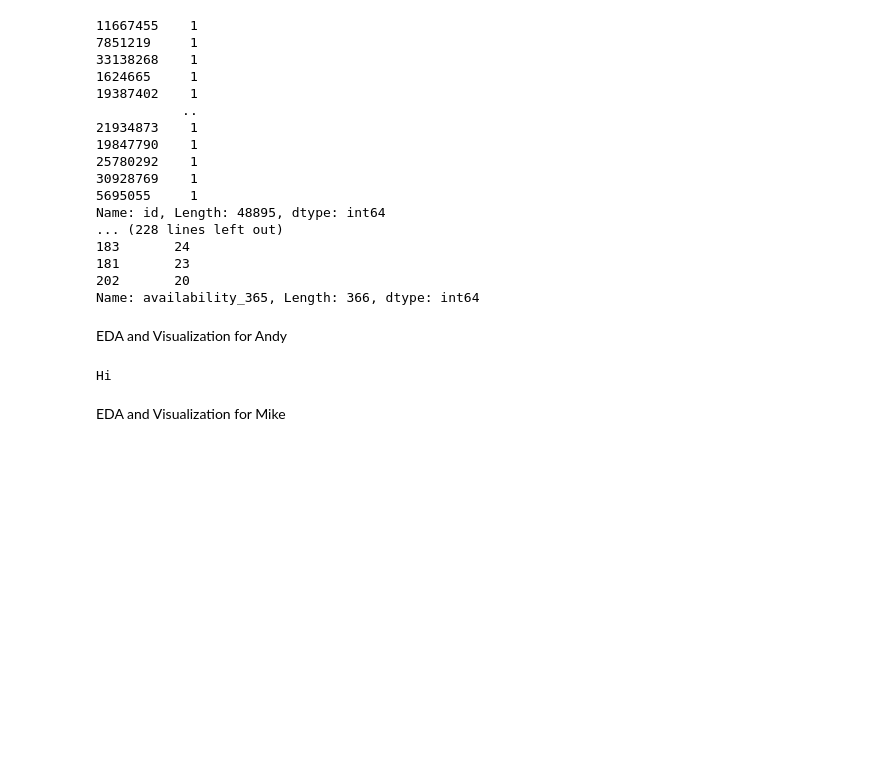
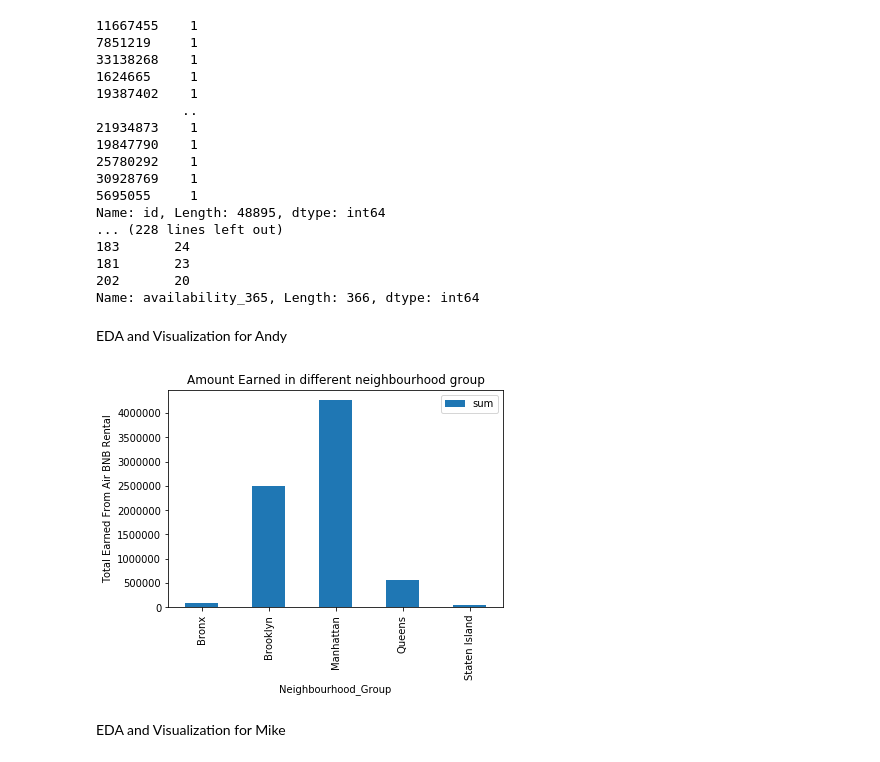
Before and after one commit to merb92/basic-exploration-activity, a Jupyter notebook: index.ipynb, the cells around one changed output. Cells and saved outputs as stored; diff of their text form; code cells hidden in the pictures; blank space fills up the shorter version.

```diff
--- a/index.ipynb
+++ b/index.ipynb
@@ -76,10 +76,16 @@ Name: id, Length: 48895, dtype: int64
 Name: availability_365, Length: 366, dtype: int64
 # %% [markdown]
 EDA and Visualization for Andy
-# %%
-print('Hi')
-# %% [output]
-Hi
+# %%
+#Creating a smaller df to graph.
+df_neighbourhood_group=df.groupby('neighbourhood_group').agg(['sum']).reset_index()
+df_neighbourhood_group.plot(x='neighbourhood_group', y='price',kind="bar")
+plt.xlabel('Neighbourhood_Group')
+plt.ylabel('Total Earned From Air BNB Rental')
+plt.title('Amount Earned in different neighbourhood group')
+plt.show()
+# %% [output]
+[figure, added]
 # %% [markdown]
 EDA and Visualization for Mike
 # %% [markdown]
```
